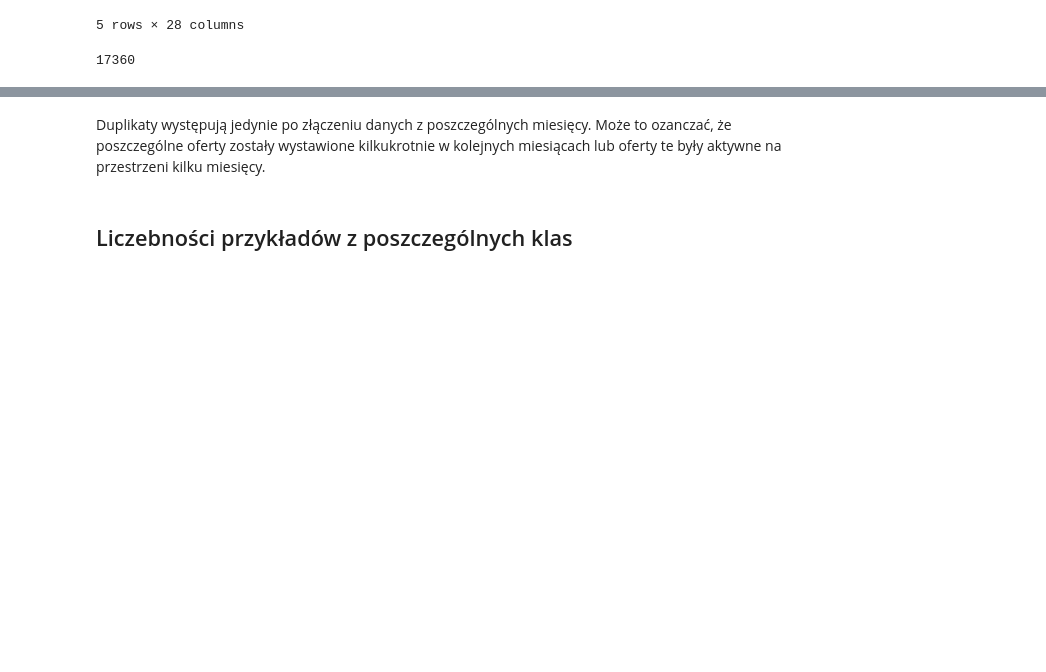
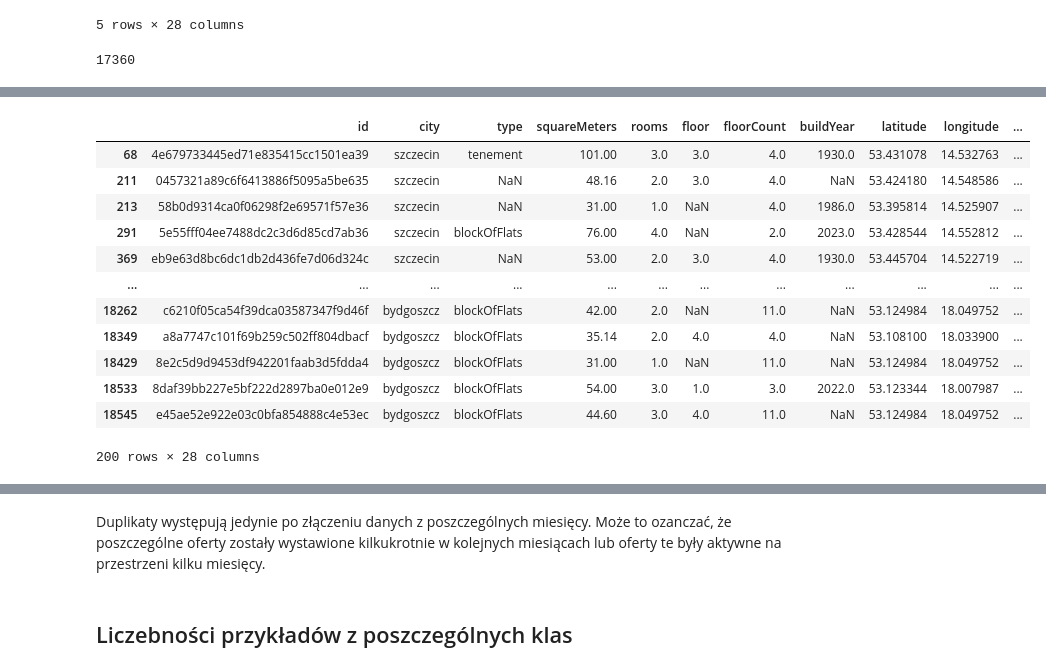
Before and after one commit to Roger1121/FlatAI, a Jupyter notebook: DataAnalysis.ipynb, the cells around one changed output, grey strips where cells are left out. Drawn from its saved outputs; the diff is of its cells as text; code cells hidden in the pictures; blank space fills up the shorter version.

```diff
--- a/DataAnalysis.ipynb
+++ b/DataAnalysis.ipynb
@@ -401,0 +452,16 @@ len(duplicates_ALL)
+# %%
+display(data_AUG.loc[aug_test.duplicated()])
+# %% [output]
+|  | id | city | type | squareMeters | rooms | floor | floorCount | buildYear | latitude | longitude | ... |
+| 68 | 4e679733445ed71e835415cc1501ea39 | szczecin | tenement | 101.00 | 3.0 | 3.0 | 4.0 | 1930.0 | 53.431078 | 14.532763 | ... |
+| 211 | 0457321a89c6f6413886f5095a5be635 | szczecin | NaN | 48.16 | 2.0 | 3.0 | 4.0 | NaN | 53.424180 | 14.548586 | ... |
+| 213 | 58b0d9314ca0f06298f2e69571f57e36 | szczecin | NaN | 31.00 | 1.0 | NaN | 4.0 | 1986.0 | 53.395814 | 14.525907 | ... |
+| 291 | 5e55fff04ee7488dc2c3d6d85cd7ab36 | szczecin | blockOfFlats | 76.00 | 4.0 | NaN | 2.0 | 2023.0 | 53.428544 | 14.552812 | ... |
+| 369 | eb9e63d8bc6dc1db2d436fe7d06d324c | szczecin | NaN | 53.00 | 2.0 | 3.0 | 4.0 | 1930.0 | 53.445704 | 14.522719 | ... |
+| ... | ... | ... | ... | ... | ... | ... | ... | ... | ... | ... | ... |
+| 18262 | c6210f05ca54f39dca03587347f9d46f | bydgoszcz | blockOfFlats | 42.00 | 2.0 | NaN | 11.0 | NaN | 53.124984 | 18.049752 | ... |
+| 18349 | a8a7747c101f69b259c502ff804dbacf | bydgoszcz | blockOfFlats | 35.14 | 2.0 | 4.0 | 4.0 | NaN | 53.108100 | 18.033900 | ... |
+| 18429 | 8e2c5d9d9453df942201faab3d5fdda4 | bydgoszcz | blockOfFlats | 31.00 | 1.0 | NaN | 11.0 | NaN | 53.124984 | 18.049752 | ... |
+| 18533 | 8daf39bb227e5bf222d2897ba0e012e9 | bydgoszcz | blockOfFlats | 54.00 | 3.0 | 1.0 | 3.0 | 2022.0 | 53.123344 | 18.007987 | ... |
+| 18545 | e45ae52e922e03c0bfa854888c4e53ec | bydgoszcz | blockOfFlats | 44.60 | 3.0 | 4.0 | 11.0 | NaN | 53.124984 | 18.049752 | ... |
+200 rows × 28 columns
```
Also changed, not shown: parts of 25 cells of this notebook.
